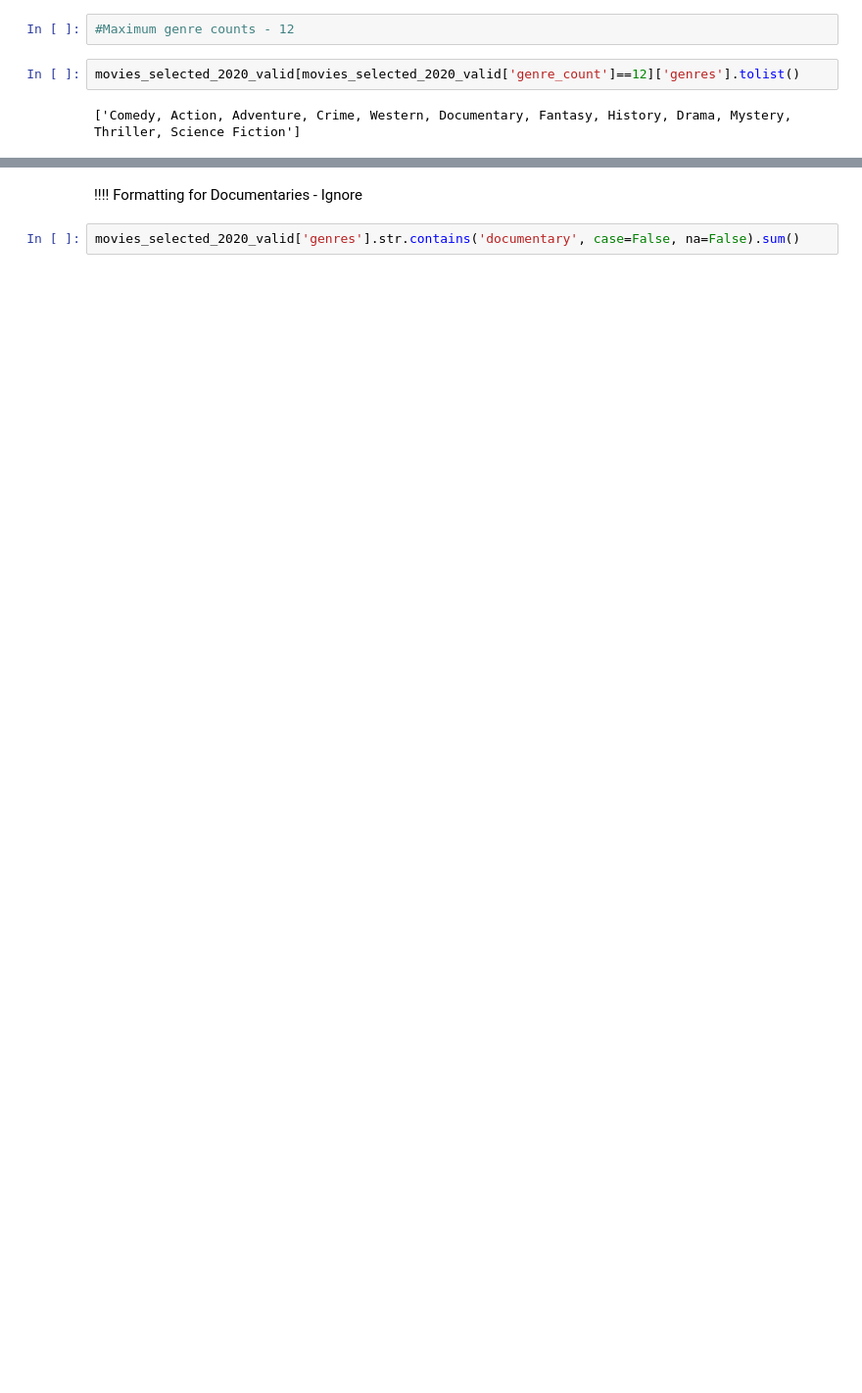
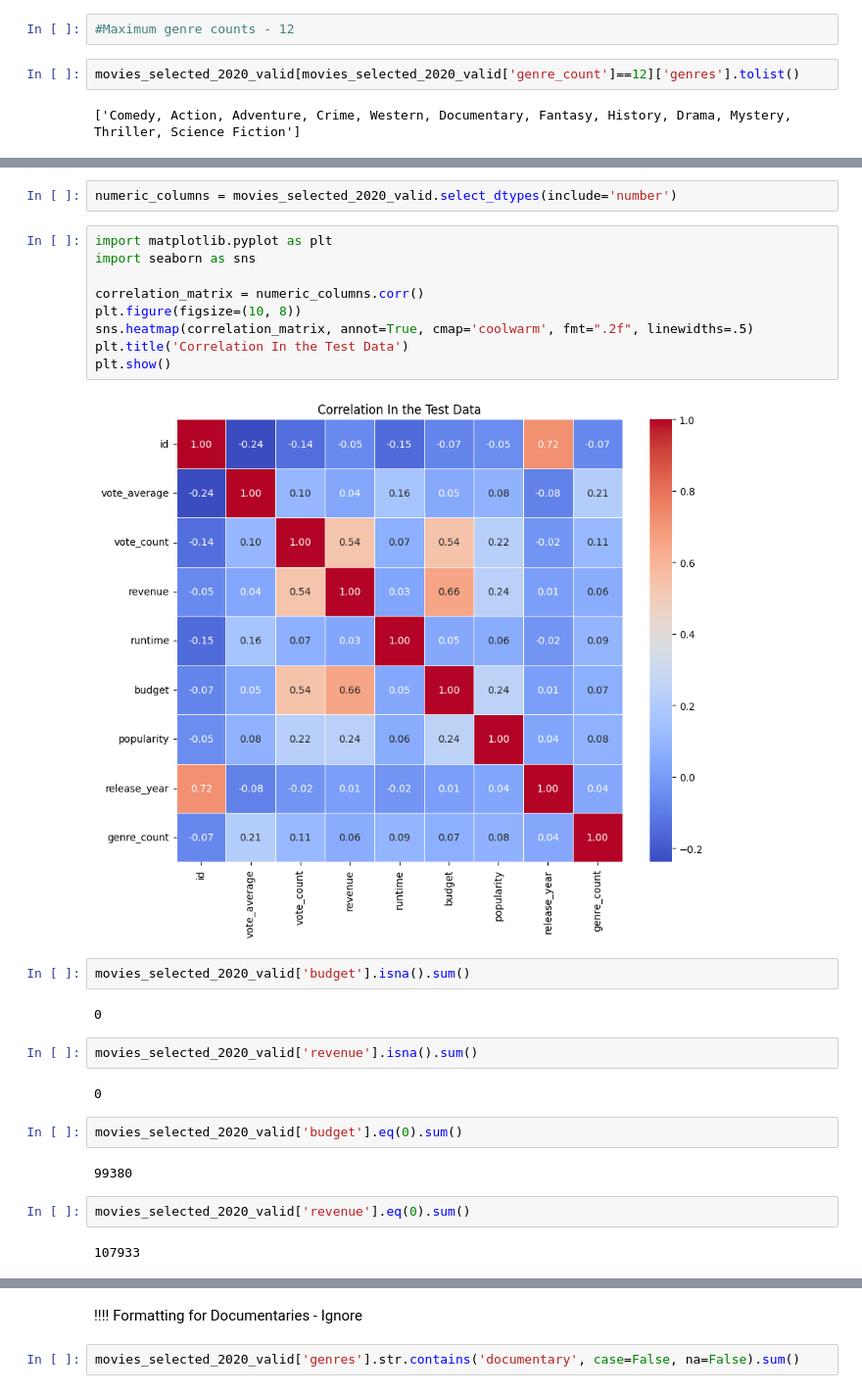
Before and after one commit to agargya123/movie_genre_analysis, a Jupyter notebook: MKT566.ipynb, the cells around one changed output, grey strips where cells are left out. Shown: that part at 98% size. Cells and saved outputs as stored; diff of their text form; blank space fills up the shorter version.

```diff
--- a/MKT566.ipynb
+++ b/MKT566.ipynb
@@ -315,0 +333,29 @@ files.download('/content/movies_output_file.xlsx')
+# %%
+numeric_columns = movies_selected_2020_valid.select_dtypes(include='number')
+# %%
+import matplotlib.pyplot as plt
+import seaborn as sns
+
+correlation_matrix = numeric_columns.corr()
+plt.figure(figsize=(10, 8))
+sns.heatmap(correlation_matrix, annot=True, cmap='coolwarm', fmt=".2f", linewidths=.5)
+plt.title('Correlation In the Test Data')
+plt.show()
+# %% [output]
+[figure, added]
+# %%
+movies_selected_2020_valid['budget'].isna().sum()
+# %% [output]
+0
+# %%
+movies_selected_2020_valid['revenue'].isna().sum()
+# %% [output]
+0
+# %%
+movies_selected_2020_valid['budget'].eq(0).sum()
+# %% [output]
+99380
+# %%
+movies_selected_2020_valid['revenue'].eq(0).sum()
+# %% [output]
+107933
```
Also changed, not shown: parts of 13 cells of this notebook.
